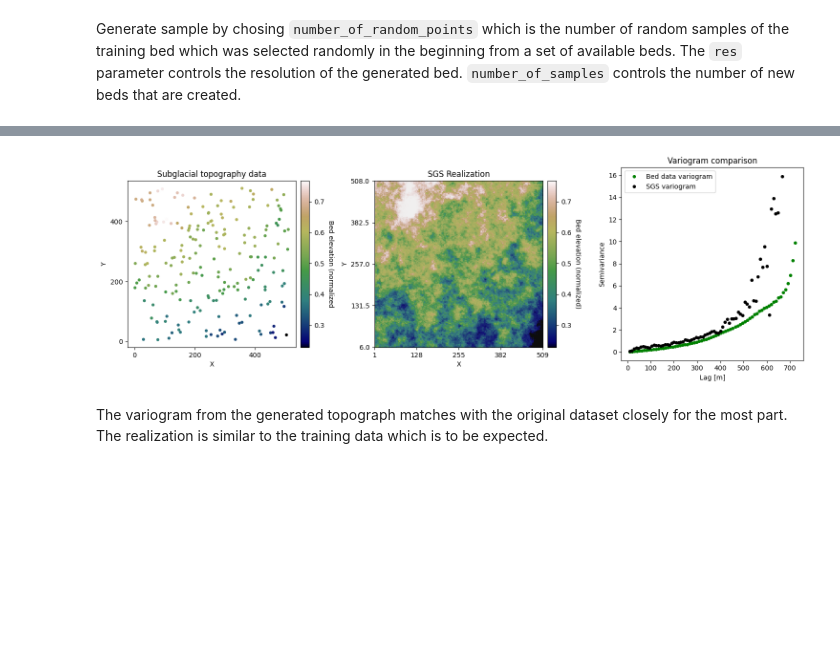
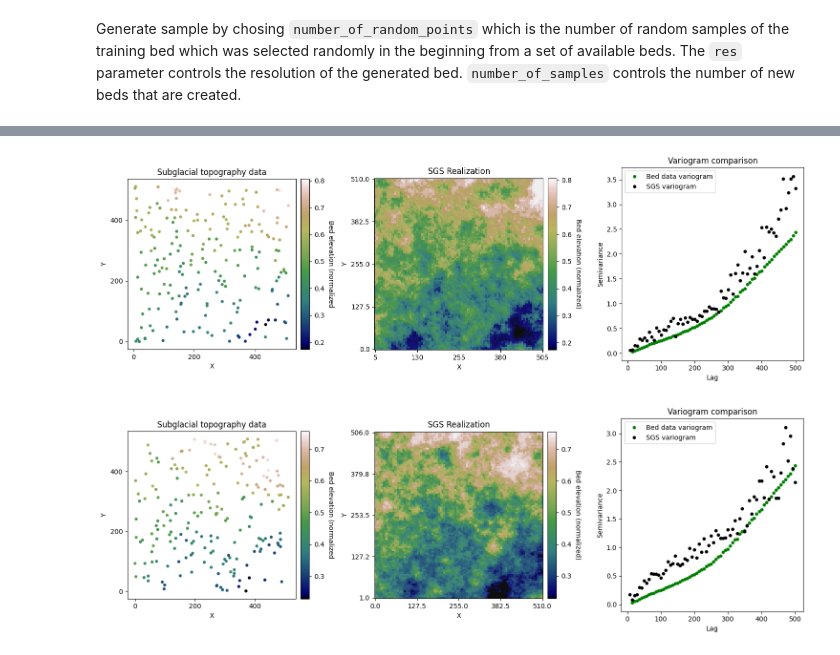
Before and after one commit to ldeo-glaciology/LEAP-Cryo-planning, a Jupyter notebook: subglacial_topography_generation/GSatSim.ipynb, the cells around one changed output, grey strips where cells are left out. Drawn from its saved outputs; the diff is of its cells as text; code cells hidden in the pictures; blank space fills up the shorter version.

Commit message:
correct lag parameter and added analysis of effect of input parameters on variograms

```diff
--- a/subglacial_topography_generation/GSatSim.ipynb
+++ b/subglacial_topography_generation/GSatSim.ipynb
@@ -25,7 +25,7 @@ import concurrent.futures
 # %% [markdown]
 Load the dataset prepared by Andrew which has been scaled and organized into 1564 square sections.
 # %%
-data = np.load('thw_image_stack.npy')
+data = np.load('data/thw_image_stack.npy')
 # %%
 data.shape
 # %% [output]
@@ -112,7 +112,7 @@ def return_variogram(df_bed, res = 5):
   coords = df_grid[['X','Y']].values
   values = df_grid['Nbed']
 
-  maxlag = 50000             # maximum range distance
+  maxlag = 500             # maximum range distance
   n_lags = 70                # num of bins
 
   V1 = skg.Variogram(coords, values, bin_func='even', n_lags=n_lags,
@@ -166,7 +166,7 @@ def create_downsampled_variogram(df_bed_full, samples = 200, res = 5):
   coords_s = Pred_grid_xy[rand_indices]
   values_s = sim[rand_indices]
 
-  maxlag = 50000             # maximum range distance
+  maxlag = 500             # maximum range distance
   n_lags = 70                # num of bins\
 
   VS = skg.Variogram(coords_s, values_s, bin_func = "even", n_lags = n_lags,
@@ -277,6 +283,8 @@ Generate sample by chosing `number_of_random_points` which is the number of rand
 # %%
-generate_multiple_samples_parallel(number_of_samples=1, df_bed_full=df_bed_full, V1_full=V1_full, number_of_random_points=200, res=2)
+generate_multiple_samples_parallel(number_of_samples=1, df_bed_full=df_bed_full, V1_full=V1_full, number_of_random_points=200, res=5)
 # %% [output]
-[figure, old version]
+[figure, new version]
-# %% [markdown]
-The variogram from the generated topograph matches with the original dataset closely for the most part. The realization is similar to the training data which is to be expected.
+# %%
+generate_multiple_samples_parallel(number_of_samples=1, df_bed_full=df_bed_full, V1_full=V1_full, number_of_random_points=200, res=5)
+# %% [output]
+[figure, added]
```
Also changed, not shown: parts of 6 cells of this notebook.
